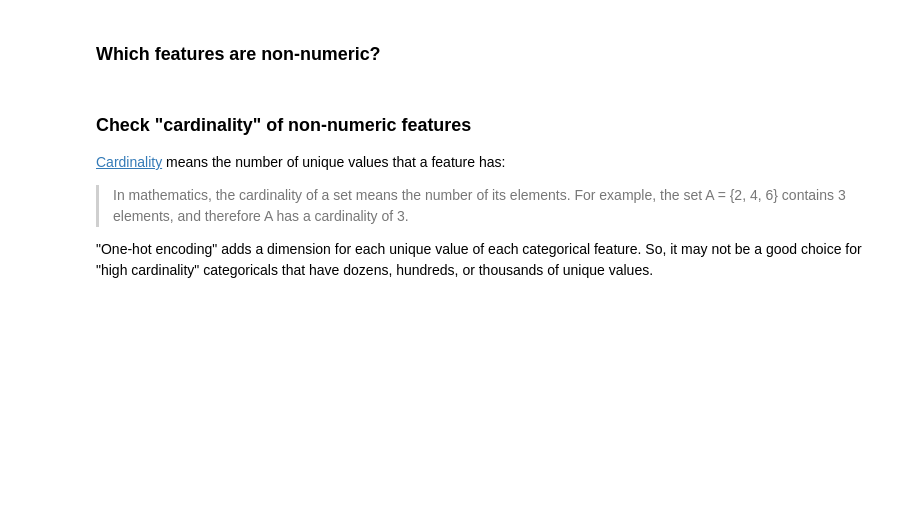
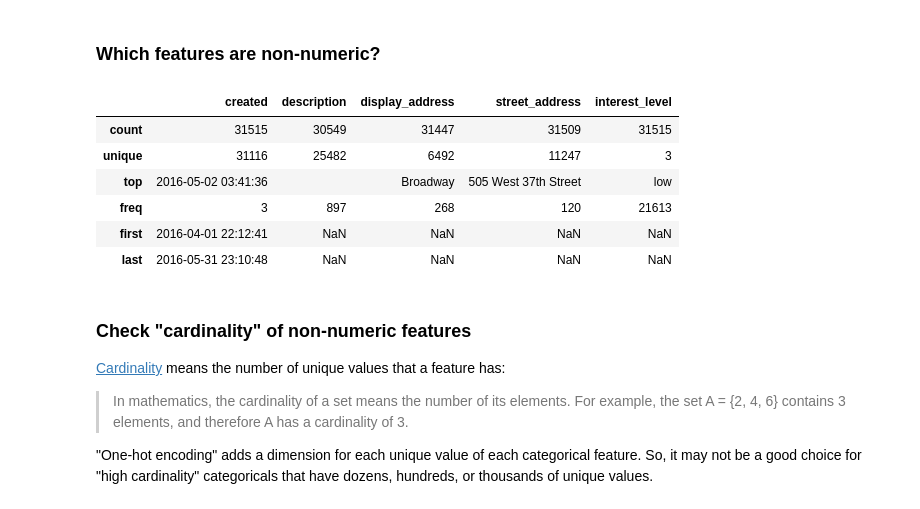
Before and after one commit to mjh09/DS-Unit-2-Linear-Models, a Jupyter notebook: module2-doing-linear-regression/doing_linear_regression.ipynb, the cells around one changed output. Saved outputs shown, nothing was run; the diff lists cells and outputs as text; code cells hidden in the pictures; blank space fills up the shorter version.

```diff
--- a/module2-doing-linear-regression/doing_linear_regression.ipynb
+++ b/module2-doing-linear-regression/doing_linear_regression.ipynb
@@ -193,5 +198,15 @@ assert df.shape == (48300, 34)
 
 - Use data from April & May 2016 to train.
 - Use data from June 2016 to test.
+# %%
+# change to datetime
+df['created'] = pd.to_datetime(df['created'], infer_datetime_format=True)
+# %%
+# create columns for month
+df['month'] = df['created'].dt.month
+# %%
+# filter by month for train test split
+train = df.query('month <6')
+test = df.query('month == 6')
 # %% [markdown]
 ## Begin with baselines for regression
@@ -233,6 +402,16 @@ Follow the process from Jake VanderPlas, [Python Data Science Handbook, Chapter
 ## Do one-hot encoding of categorical features
 # %% [markdown]
 ### Which features are non-numeric?
+# %%
+train.describe(exclude='number')
+# %% [output]
+|  | created | description | display_address | street_address | interest_level |
+| count | 31515 | 30549 | 31447 | 31509 | 31515 |
+| unique | 31116 | 25482 | 6492 | 11247 | 3 |
+| top | 2016-05-02 03:41:36 |  | Broadway | 505 West 37th Street | low |
+| freq | 3 | 897 | 268 | 120 | 21613 |
+| first | 2016-04-01 22:12:41 | NaN | NaN | NaN | NaN |
+| last | 2016-05-31 23:10:48 | NaN | NaN | NaN | NaN |
 # %% [markdown]
 ### Check "cardinality" of non-numeric features
 
```
Also changed, not shown: parts of 36 cells of this notebook.
